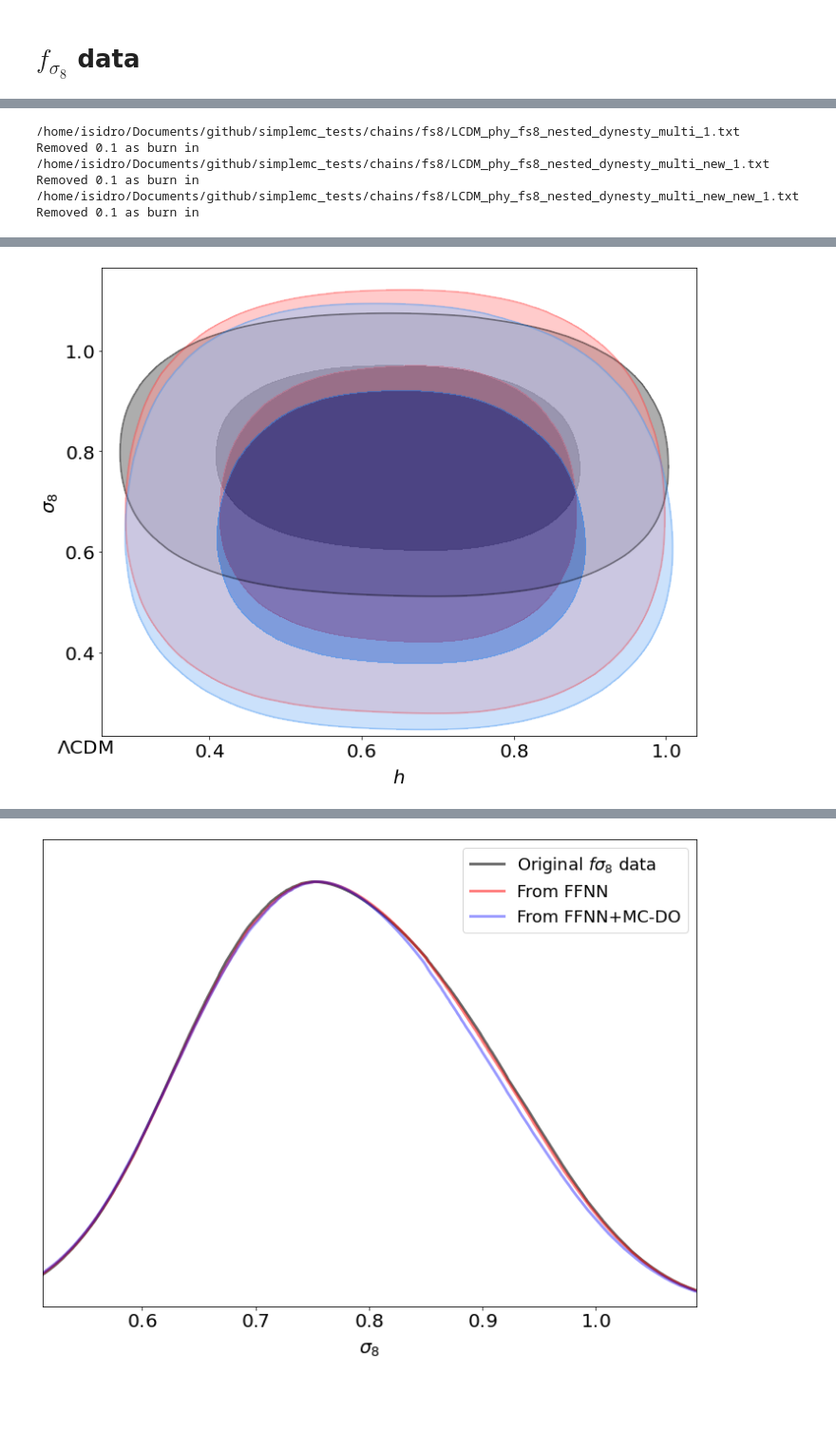
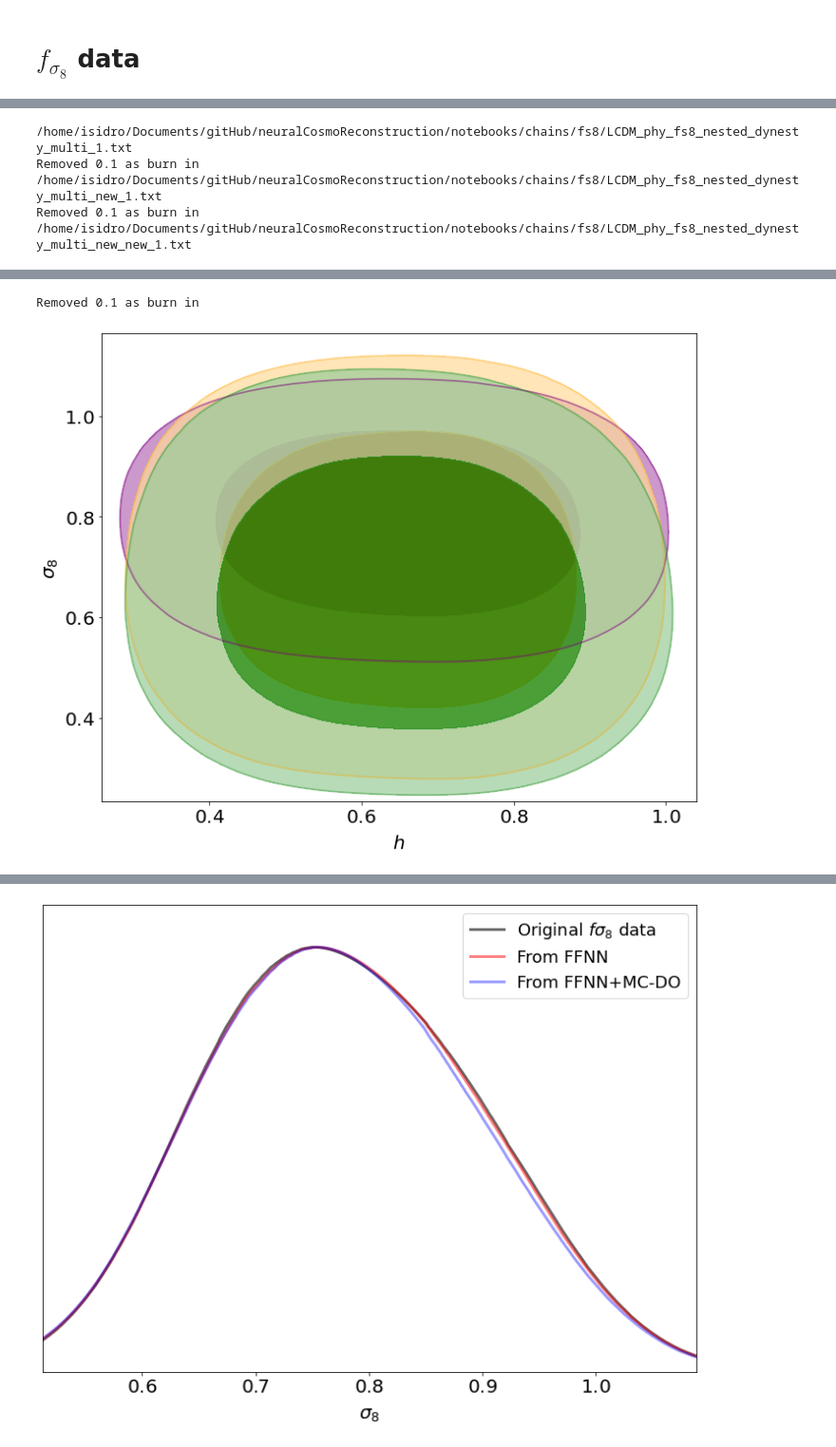
Before and after one commit to igomezv/neuralCosmoReconstruction, a Jupyter notebook: notebooks/getdist_waCDM_crann.ipynb, the cells around one changed output, grey strips where cells are left out. Shown at 95% size. Cells and saved outputs as stored; diff of their text form; code cells hidden in the pictures; blank space fills up the shorter version.

```diff
--- a/notebooks/getdist_waCDM_crann.ipynb
+++ b/notebooks/getdist_waCDM_crann.ipynb
@@ -20,9 +20,8 @@ $ \frac{H(z)^2}{H_0^2} = \Omega_{m,0}(1+z)^3 + (1-\Omega_{m,0})(1+z)^{3(1+\omega
 
 #### Defining file names for MCMC chains for posterior pdf sampling
 # %%
-# dir_name = '/home/cosmocicatais/simpleMC/chains/'
-dir_name = '/home/isidro/Documents/github/simplemc_tests/chains/'
-# dir_name = "chains/"
+# dir_name = '/home/isidro/Documents/gitHub/simplemc_tests/chains/'
+dir_name = "/home/isidro/Documents/gitHub/neuralCosmoReconstruction/notebooks/chains/"
 
 dir_name_sn = dir_name + 'SN/'
 dir_name_sn_planck = dir_name + 'SN+Planck/'
@@ -86,11 +85,13 @@ roots_all = [
                   'waCDM_phy_SN+HD+fs8_nested_dynesty_multi',
                   'waCDM_phy_SN+HD+fs8_nested_dynesty_multi_new',
                   'waCDM_phy_SN+HD+fs8_nested_dynesty_multi_new_new']#_new
+#                   'waCDM_phy_SN+HD+fs8_nested_dynesty_multi_new_new_new']
+
 
 roots_all_planck = [
                   'waCDM_phy_SN+HD+fs8+Planck_nested_dynesty_multi',
                   'waCDM_phy_SN+HD+fs8+Planck_nested_dynesty_multi_new',
-                  'waCDM_phy_SN+HD+fs8+Planck_nested_dynesty_multi_new_new']#_new
+                  'waCDM_phy_SN+HD+fs8+Planck_nested_dynesty_multi_new_new_new']
 
 roots_polycdm = [
                 'PolyCDM_phy_SN+HD+fs8_nested_dynesty_multi',
@@ -103,6 +104,8 @@ roots_polycdm_planck = [
                 'PolyCDM_phy_SN+HD+fs8+Planck_nested_dynesty_multi_new',
                 'PolyCDM_phy_SN+HD+fs8+Planck_nested_dynesty_multi_new_new'
                 ]
+
+color_list = ['purple', 'orange', 'green']
 # %% [markdown]
 # Cosmic chronometers
 
@@ -560,8 +567,8 @@ g2.settings.lab_fontsize = 20
 g2.settings.legend_fontsize = 18
 g2.settings.axes_fontsize = 20
 
-g2.plot_2d(roots_fs8_lcdm, 'h', 's8', colors=['black', 'red'], filled=True,
-           alphas = [0.8, 0.5, 0.5],
+g2.plot_2d(roots_fs8_lcdm, 'h', 's8', colors=color_list, filled=True,
+           alphas = [1, 0.7, 0.7],
            legend_loc='upper right')
 
 # g2.add_legend(['Original $f \sigma_8$ data', 'From FFNN',
@@ -570,7 +577,7 @@ g2.plot_2d(roots_fs8_lcdm, 'h', 's8', colors=['black', 'red'], filled=True,
 
 g2.add_x_marker(-1, color='green', lw=3.0)
 g2.add_y_marker(0, color='green', lw=3.0)
-plt.text(0.2, 0.2, '$\Lambda$CDM', fontsize=20)
+# plt.text(0.2, 0.2, '$\Lambda$CDM', fontsize=20)
 
 plt.savefig('postFS8hs8.png')
 # %% [output]
@@ -580,6 +586,5 @@ WARNING:root:outlier fraction 0.2202970297029703
-/home/isidro/Documents/github/simplemc_tests/chains/fs8/LCDM_phy_fs8_nested_dynesty_multi_1.txt
+/home/isidro/Documents/gitHub/neuralCosmoReconstruction/notebooks/chains/fs8/LCDM_phy_fs8_nested_dynesty_multi_1.txt
 Removed 0.1 as burn in
-/home/isidro/Documents/github/simplemc_tests/chains/fs8/LCDM_phy_fs8_nested_dynesty_multi_new_1.txt
+/home/isidro/Documents/gitHub/neuralCosmoReconstruction/notebooks/chains/fs8/LCDM_phy_fs8_nested_dynesty_multi_new_1.txt
 Removed 0.1 as burn in
-/home/isidro/Documents/github/simplemc_tests/chains/fs8/LCDM_phy_fs8_nested_dynesty_multi_new_new_1.txt
-Removed 0.1 as burn in
+/home/isidro/Documents/gitHub/neuralCosmoReconstruction/notebooks/chains/fs8/LCDM_phy_fs8_nested_dynesty_multi_new_new_1.txt
@@ -586,4 +592,5 @@ Removed 0.1 as burn in
+Removed 0.1 as burn in
-[figure, old version]
+[figure, new version]
 # %%
 plt.figure(figsize=(10, 10), dpi=100)
 
```
Also changed, not shown: parts of 79 cells of this notebook, 23 other files.
